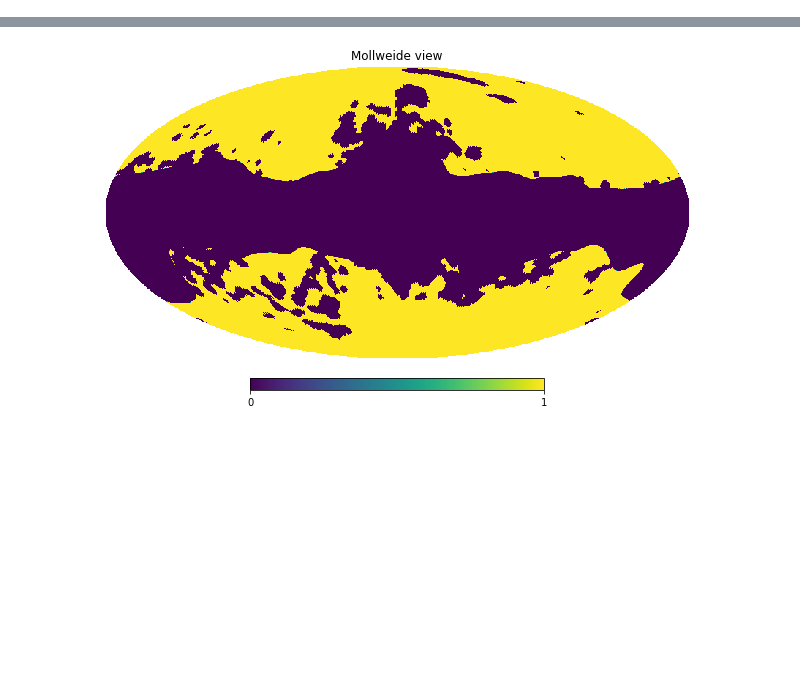
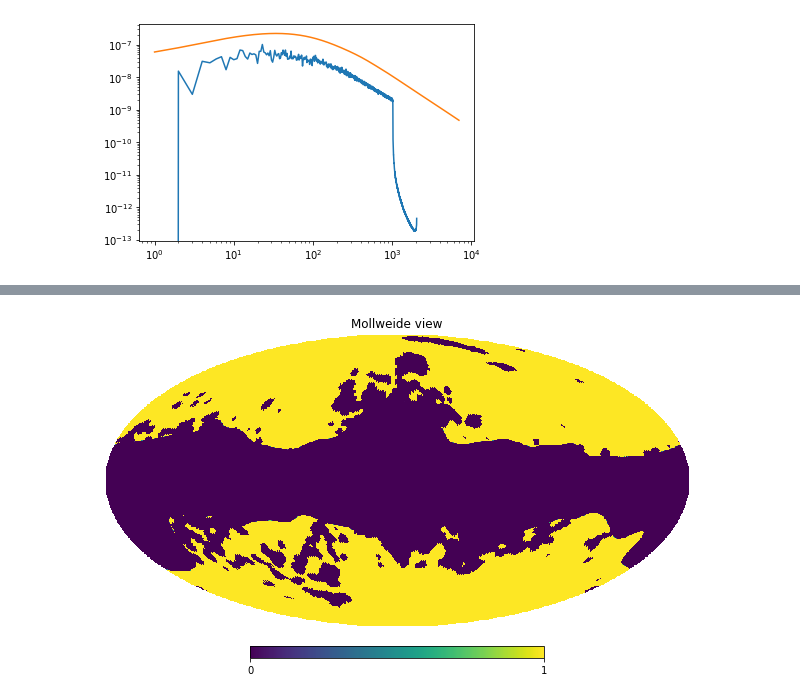
Before and after one commit to litebird/LBxS4, a Jupyter notebook: Notebooks/coadd.ipynb, the cells around one changed output, grey strips where cells are left out. Saved outputs shown, nothing was run; the diff lists cells and outputs as text; code cells hidden in the pictures; blank space fills up the shorter version.

```diff
--- a/Notebooks/coadd.ipynb
+++ b/Notebooks/coadd.ipynb
@@ -37,3 +64,7 @@ kappa  = CoaddKappa(dire,2,1000,512)
+# %%
+kappa.plot_coadd(0)
+# %% [output]
+[figure, added]
 # %%
 delens = Delenser(dire,filt,kappa)
 # %%
```
Also changed, not shown: parts of 11 cells of this notebook, 10 other files.
